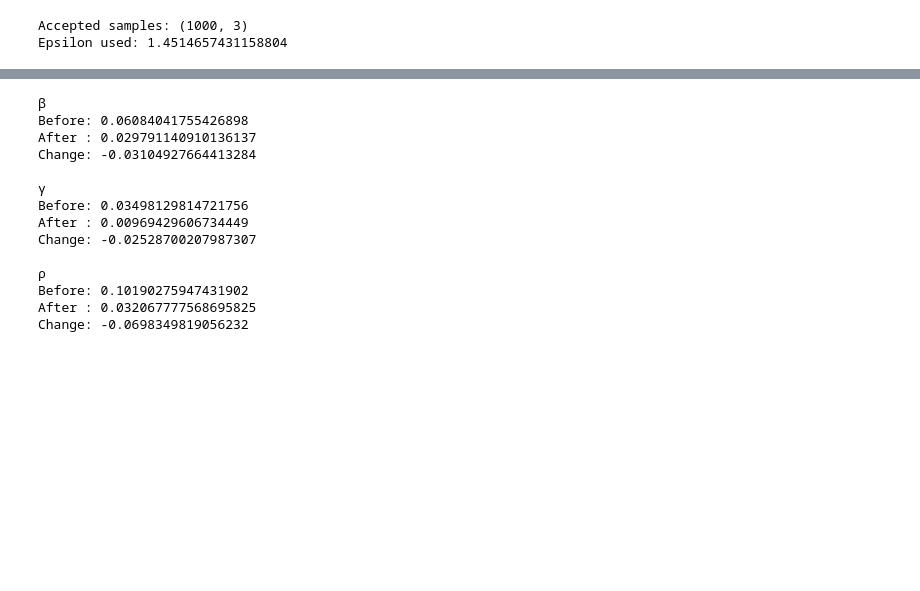
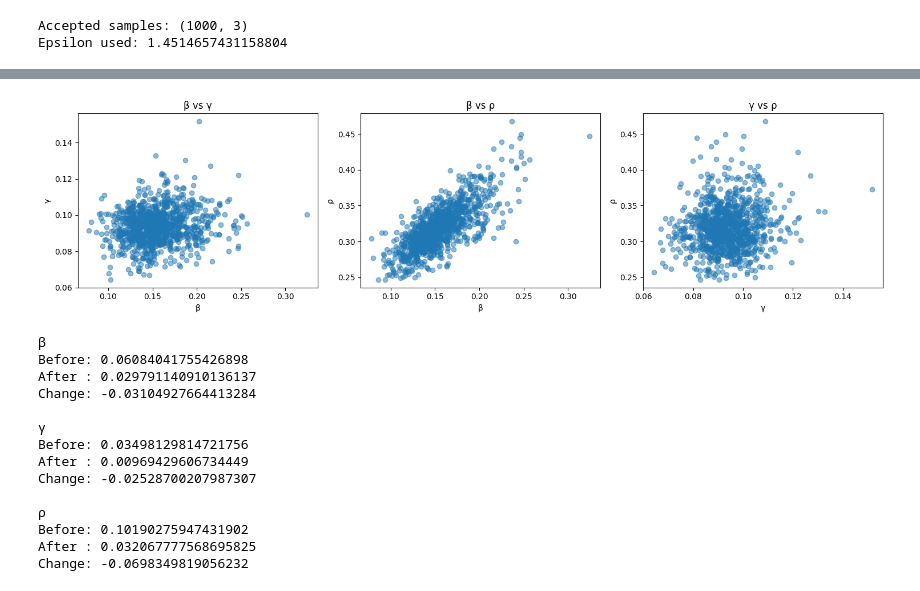
Before and after one commit to funwenxin/ST3247_Group5, a Jupyter notebook: Regression Adjustment ABC Script/Regression_adj_code.ipynb, the cells around one changed output, grey strips where cells are left out. Saved outputs shown, nothing was run; the diff lists cells and outputs as text; code cells hidden in the pictures; blank space fills up the shorter version.

```diff
--- a/Regression Adjustment ABC Script/Regression_adj_code.ipynb
+++ b/Regression Adjustment ABC Script/Regression_adj_code.ipynb
@@ -250,3 +237,7 @@ compare_regression_adjustment(accepted_thetas, adjusted_params)
+# %%
+plot_pairwise(adjusted_params)
+# %% [output]
+[figure, added]
 # %%
 def compare_std(samples, adjusted_params):
     labels = ["β", "γ", "ρ"]
```
Also changed, not shown: parts of 17 cells of this notebook.
